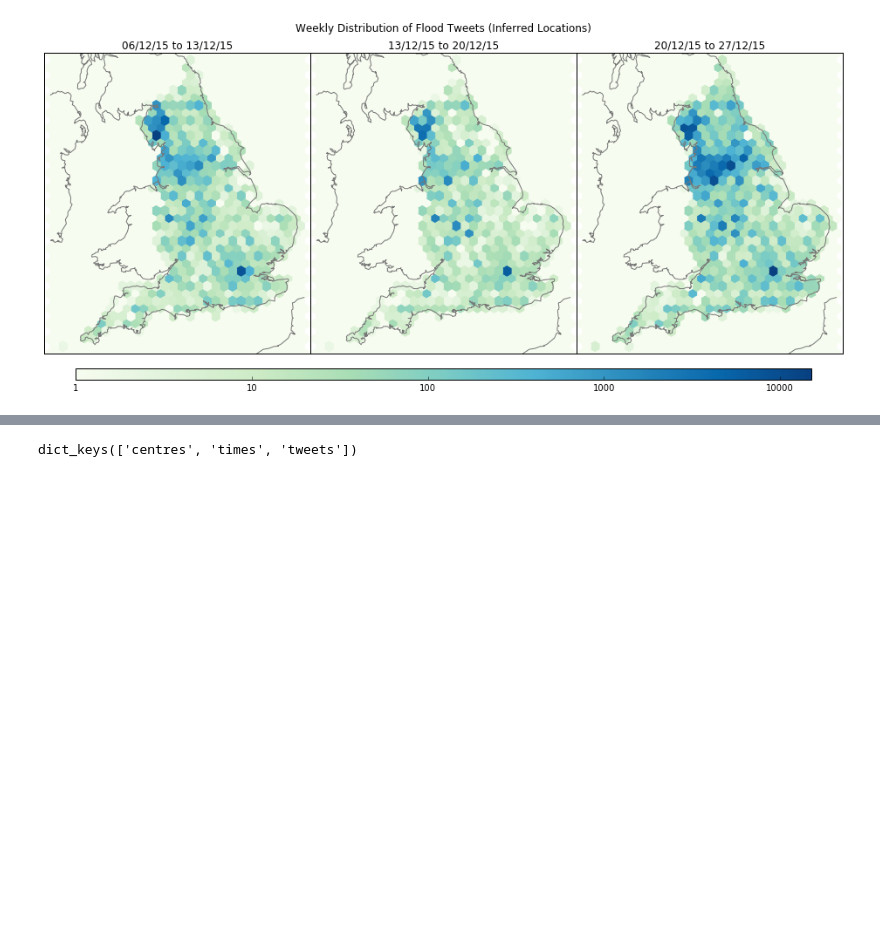
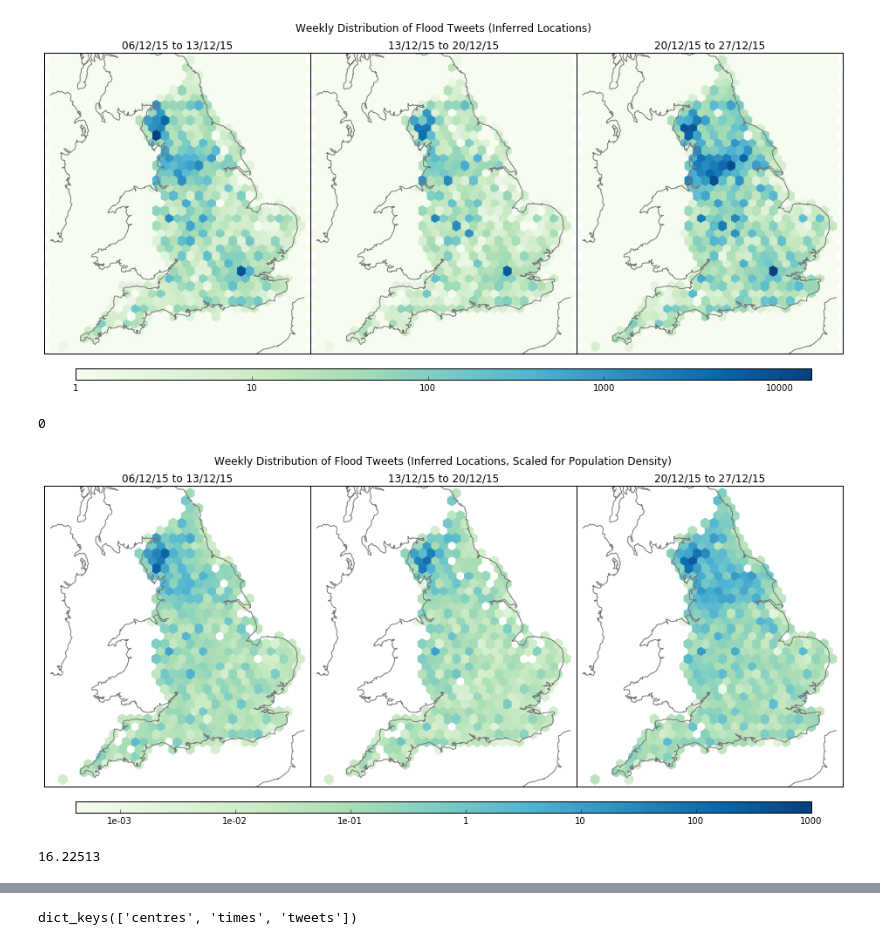
Before and after one commit to Humpheh/twied, a Jupyter notebook: workbooks/ED-FinalGraphing.ipynb, the cells around one changed output, grey strips where cells are left out. Saved outputs shown, nothing was run; the diff lists cells and outputs as text; code cells hidden in the pictures; blank space fills up the shorter version.

```diff
--- a/workbooks/ED-FinalGraphing.ipynb
+++ b/workbooks/ED-FinalGraphing.ipynb
@@ -488,6 +529,65 @@ f.suptitle('Weekly Distribution of Flood Tweets (Inferred Locations)', fontsize=
 plt.savefig('uk-tweets-weekly', dpi=200, alpha=True)
 # %% [output]
 [figure]
+# %%
+from mpl_toolkits.basemap import Basemap
+# plotting multiple
+# 3 = figsize(15, 4)
+figsize(13, 6)
+f, axarr = plt.subplots(1, segs, sharey=True)
+
+lnscale = matplotlib.colors.LogNorm(vmax=1000)
+
+off = 0
+for bm_x in range(segs):
+    bm_plt = axarr[bm_x]
+
+    dformat = "%d/%m/%y"
+    bm_plt.set_title(segmins[bm_x].strftime(dformat) + " to " + segmaxs[bm_x].strftime(dformat))
+
+    bmp = Basemap(projection='merc', lat_0=53.458736, lon_0=-2.2,
+        resolution='i', area_thresh = 1000.0,
+        urcrnrlat=56, urcrnrlon=2,
+        llcrnrlat=49.75, llcrnrlon=-6.75, ax=bm_plt)
+
+    xp = []
+    yp = []
+    cp = []
+    for x in segevs[bm_x]:
+        j = bmp(x['centre'][0], x['centre'][1])
+        xp.append(j[0])
+        yp.append(j[1])
+
+        pop = popmap.get_population(x['centre'][1], x['centre'][0])
+        cp.append(1/pop if pop != -9999 else 1/1000)
+
+    #ax.set_title('Distribution of flood tweets')
+    hb = bmp.hexbin(array(xp), array(yp), norm=lnscale, gridsize=(30, 20),
+              extent=[c2[0], c1[0], c2[1], c1[1]], cmap='GnBu', C=cp, reduce_C_function=sum)#lambda x:len(x)/mean(x))#sum)
+    formatter = LogFormatter(10, labelOnlyBase=False)
+
+    bmp.drawcoastlines(color="#777777")
+    #mp.drawcountries()
+    #bmp.fillcontinents(color='#CCCCCC', zorder=0)
+    bmp.drawmapboundary()
+
+tight_layout()
+subplots_adjust(wspace=0, hspace=0, bottom=0)
+
+subplots_adjust(top=0.90, bottom=0.1)
+cbar_ax = f.add_axes([0.05, 0.032, 0.9, 0.03])
+f.colorbar(hb,orientation='horizontal', cax=cbar_ax, format=formatter)#
+f.suptitle('Weekly Distribution of Flood Tweets (Inferred Locations, Scaled for Population Density)', fontsize=12)
+
+plt.savefig('uk-tweets-weekly-popscaled', dpi=200, alpha=True)
+off
+# %% [output]
+0
+[figure, added]
+# %%
+min(cp)
+# %% [output]
+16.22513
 # %%
 from mpl_toolkits.basemap import Basemap
 # plotting multiple
```
Also changed, not shown: parts of 34 cells of this notebook, 23 other files.
